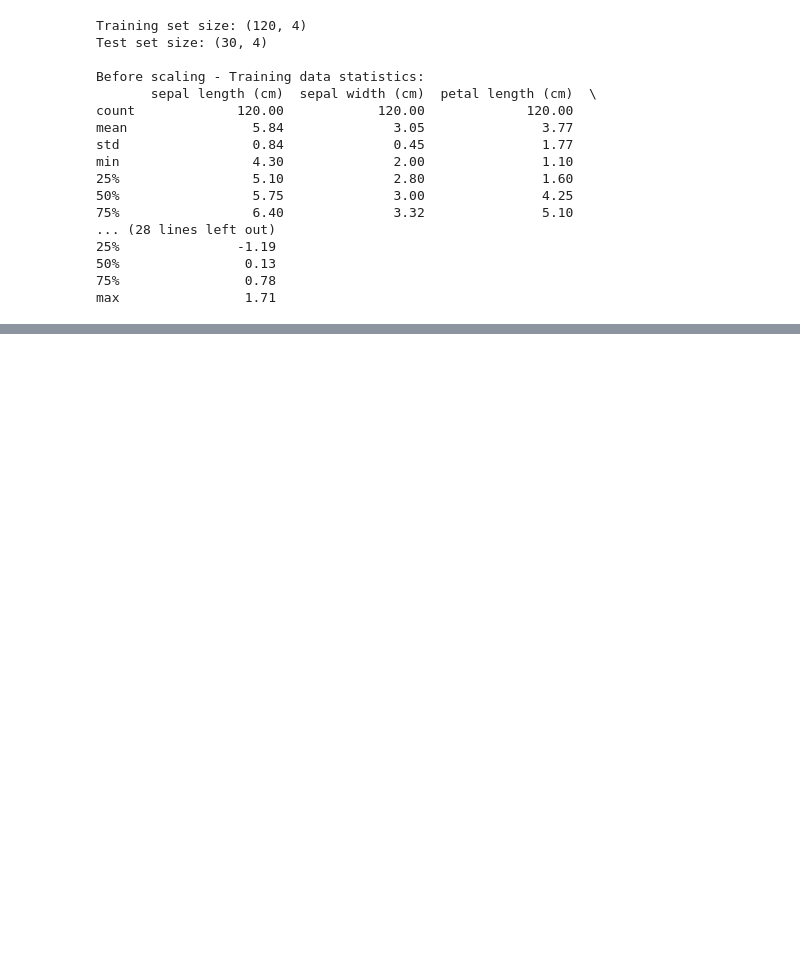
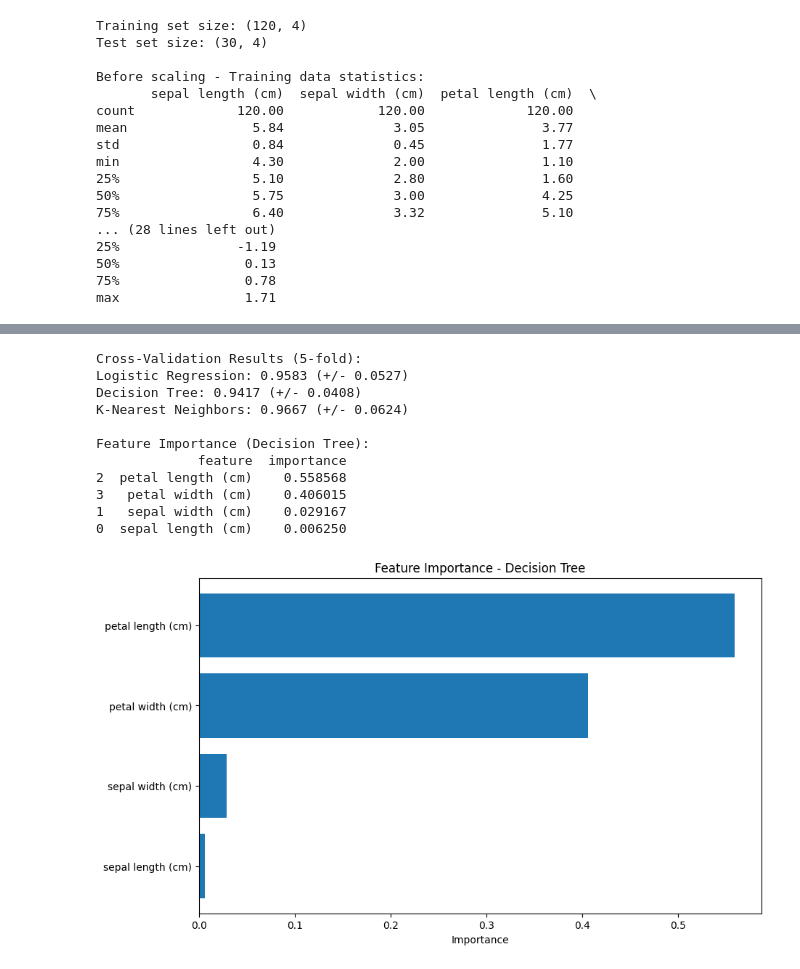
Before and after one commit to silwalprabin/data-mining-and-machine-learning, a Jupyter notebook: W1_1.ipynb, the cells around one changed output, grey strips where cells are left out. Saved outputs shown, nothing was run; the diff lists cells and outputs as text; code cells hidden in the pictures; blank space fills up the shorter version.

```diff
--- a/W1_1.ipynb
+++ b/W1_1.ipynb
@@ -162,0 +251,38 @@ max                1.71
+# %%
+# Compare model performances
+import plotly.graph_objects as go
+
+# Create comparison visualization
+fig = go.Figure(data=[go.Bar(name='Accuracy', x=list(results.keys()), y=list(results.values()))])
+fig.update_layout(
+title='Model Performance Comparison',
+xaxis_title='Model',
+yaxis_title='Accuracy',
+yaxis=dict(range=[0, 1])
+)
+fig.show()
+
+# Cross-validation for more robust evaluation
+from sklearn.model_selection import cross_val_score
+print("\nCross-Validation Results (5-fold):")
+for name, model in models.items():
+  scores = cross_val_score(model, X_train_scaled, y_train, cv=5)
+  print(f"{name}: {scores.mean():.4f} (+/- {scores.std() * 2:.4f})")
+
+# Feature importance (for Decision Tree)
+dt_model = models['Decision Tree']
+feature_importance = pd.DataFrame({
+'feature': X.columns,
+'importance': dt_model.feature_importances_
+}).sort_values('importance', ascending=False)
+print("\nFeature Importance (Decision Tree):")
+print(feature_importance)
+
+# Visualize feature importance
+plt.figure(figsize=(10, 6))
+plt.barh(feature_importance['feature'], feature_importance['importance'])
+plt.xlabel('Importance')
+plt.title('Feature Importance - Decision Tree')
+plt.gca().invert_yaxis()
+plt.show()
+# %% [output]
@@ -162,0 +290,12 @@ max                1.71
+Cross-Validation Results (5-fold):
+Logistic Regression: 0.9583 (+/- 0.0527)
+Decision Tree: 0.9417 (+/- 0.0408)
+K-Nearest Neighbors: 0.9667 (+/- 0.0624)
+
+Feature Importance (Decision Tree):
+             feature  importance
+2  petal length (cm)    0.558568
+3   petal width (cm)    0.406015
+1   sepal width (cm)    0.029167
+0  sepal length (cm)    0.006250
+[figure, added]
```
Also changed, not shown: parts of 5 cells of this notebook.
